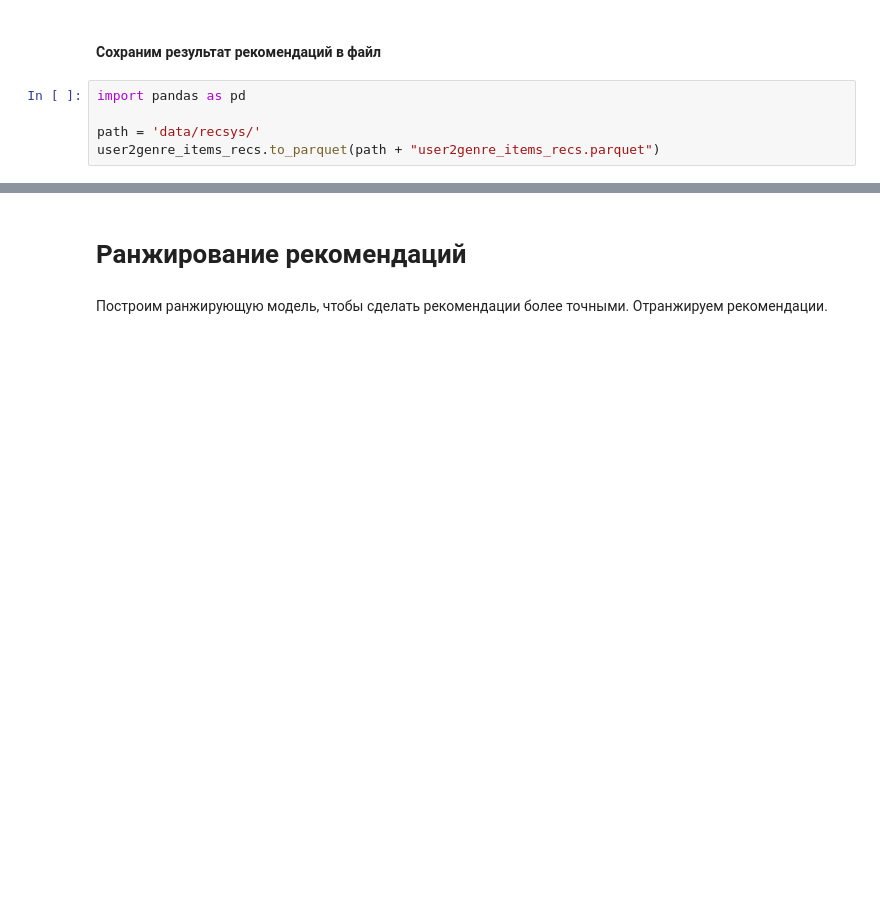
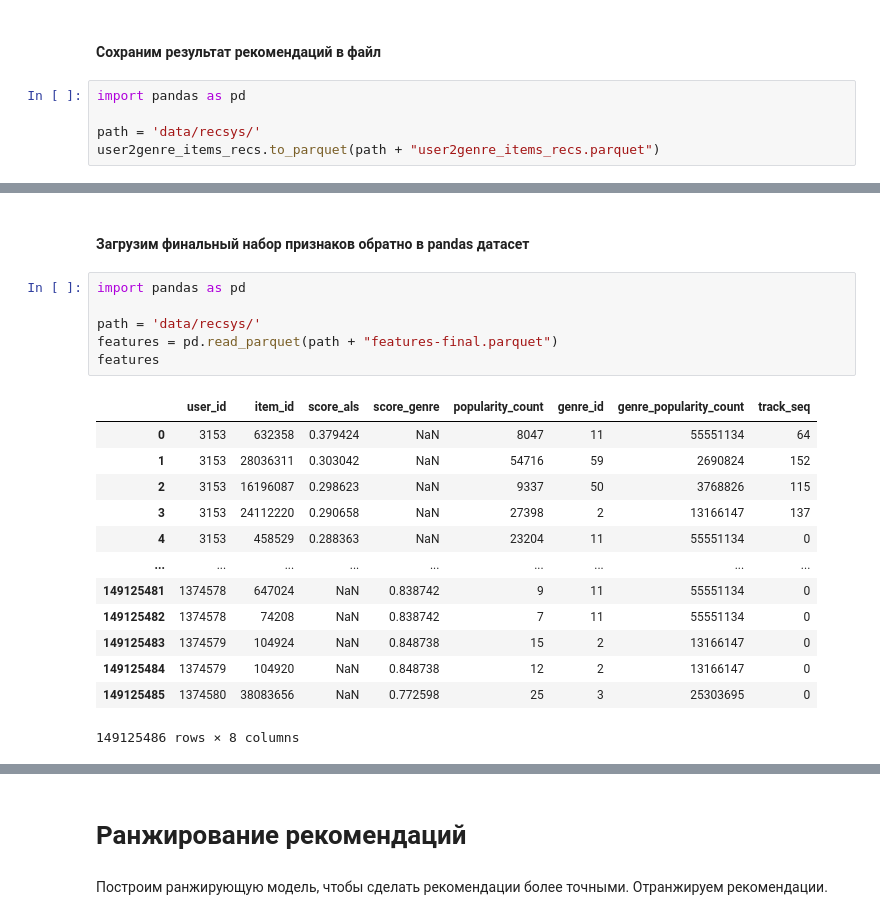
Before and after one commit to khromenko/mle-project-sprint-4-v001, a Jupyter notebook: recommendations.ipynb, the cells around one changed output, grey strips where cells are left out. Cells and saved outputs as stored; diff of their text form; blank space fills up the shorter version.

```diff
--- a/recommendations.ipynb
+++ b/recommendations.ipynb
@@ -2055,0 +2367,22 @@ user2genre_items_recs.to_parquet(path + "user2genre_items_recs.parquet")
+# %% [markdown]
+#### Загрузим финальный набор признаков обратно в pandas датасет
+# %%
+import pandas as pd
+
+path = 'data/recsys/'
+features = pd.read_parquet(path + "features-final.parquet")
+features
+# %% [output]
+|  | user_id | item_id | score_als | score_genre | popularity_count | genre_id | genre_popularity_count | track_seq |
+| 0 | 3153 | 632358 | 0.379424 | NaN | 8047 | 11 | 55551134 | 64 |
+| 1 | 3153 | 28036311 | 0.303042 | NaN | 54716 | 59 | 2690824 | 152 |
+| 2 | 3153 | 16196087 | 0.298623 | NaN | 9337 | 50 | 3768826 | 115 |
+| 3 | 3153 | 24112220 | 0.290658 | NaN | 27398 | 2 | 13166147 | 137 |
+| 4 | 3153 | 458529 | 0.288363 | NaN | 23204 | 11 | 55551134 | 0 |
+| ... | ... | ... | ... | ... | ... | ... | ... | ... |
+| 149125481 | 1374578 | 647024 | NaN | 0.838742 | 9 | 11 | 55551134 | 0 |
+| 149125482 | 1374578 | 74208 | NaN | 0.838742 | 7 | 11 | 55551134 | 0 |
+| 149125483 | 1374579 | 104924 | NaN | 0.848738 | 15 | 2 | 13166147 | 0 |
+| 149125484 | 1374579 | 104920 | NaN | 0.848738 | 12 | 2 | 13166147 | 0 |
+| 149125485 | 1374580 | 38083656 | NaN | 0.772598 | 25 | 3 | 25303695 | 0 |
+149125486 rows × 8 columns
```
Also changed, not shown: parts of 43 cells of this notebook.
